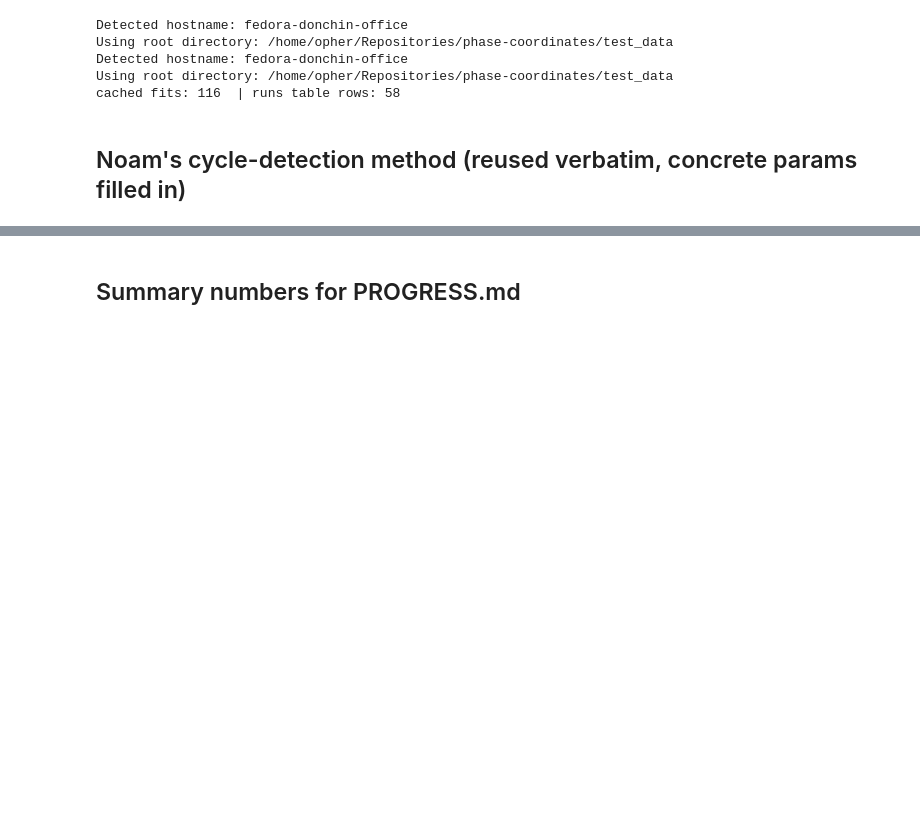
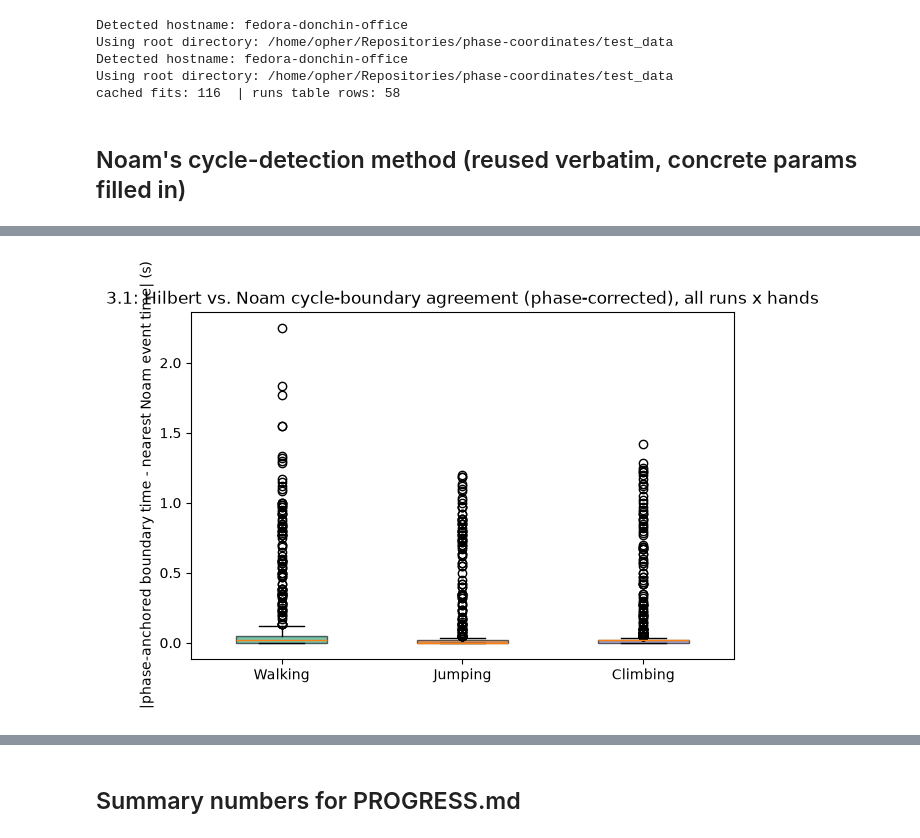
Before and after one commit to Motor-Learning-Lab/phase-coordinates, a Jupyter notebook: notebooks/gorilla_tag_analysis/02_compare_noam.ipynb, the cells around one changed output, grey strips where cells are left out. Drawn from its saved outputs; the diff is of its cells as text; code cells hidden in the pictures; blank space fills up the shorter version.

```diff
--- a/notebooks/gorilla_tag_analysis/02_compare_noam.ipynb
+++ b/notebooks/gorilla_tag_analysis/02_compare_noam.ipynb
@@ -280,0 +247,13 @@ comparison_df
+# %%
+fig, ax = plt.subplots(figsize=(7, 4.5))
+for skill in ["walk", "jump", "climb"]:
+    vals = offsets_df.loc[offsets_df.skill == skill, "offset_sec"]
+    ax.boxplot(vals, positions=[["walk", "jump", "climb"].index(skill)], widths=0.5,
+               patch_artist=True, boxprops=dict(facecolor=P.SKILL_COLORS[skill], alpha=0.6))
+ax.set_xticks(range(3), [P.SKILL_LABELS[s] for s in ["walk", "jump", "climb"]])
+ax.set_ylabel("|phase-anchored boundary time - nearest Noam event time| (s)")
+ax.set_title("3.1: Hilbert vs. Noam cycle-boundary agreement (phase-corrected), all runs x hands")
+P.save_figure(fig, "stage3_hilbert_vs_noam_boundary_offset")
+plt.show()
+# %% [output]
+[figure, added]
```
Also changed, not shown: parts of 11 cells of this notebook, 3 other files.
